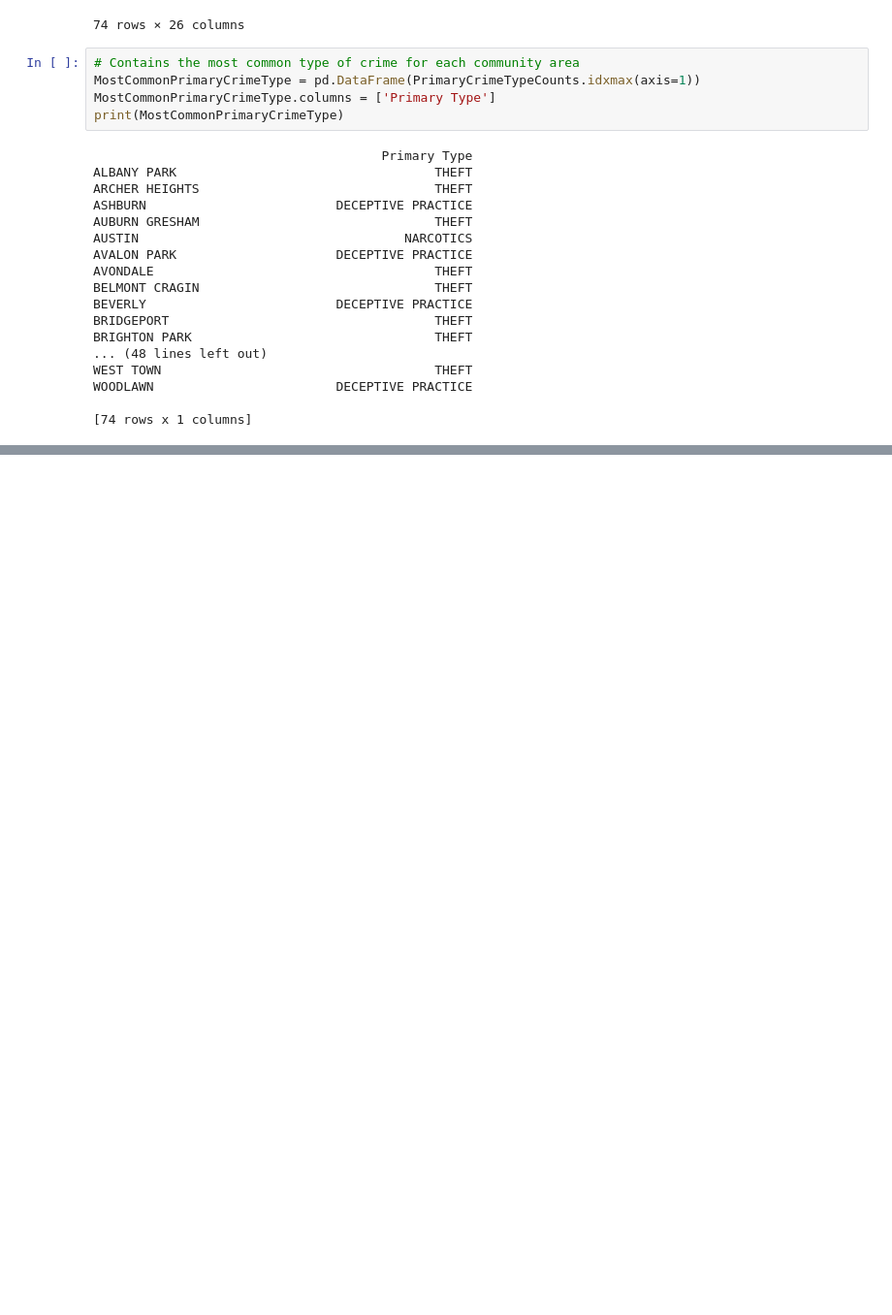
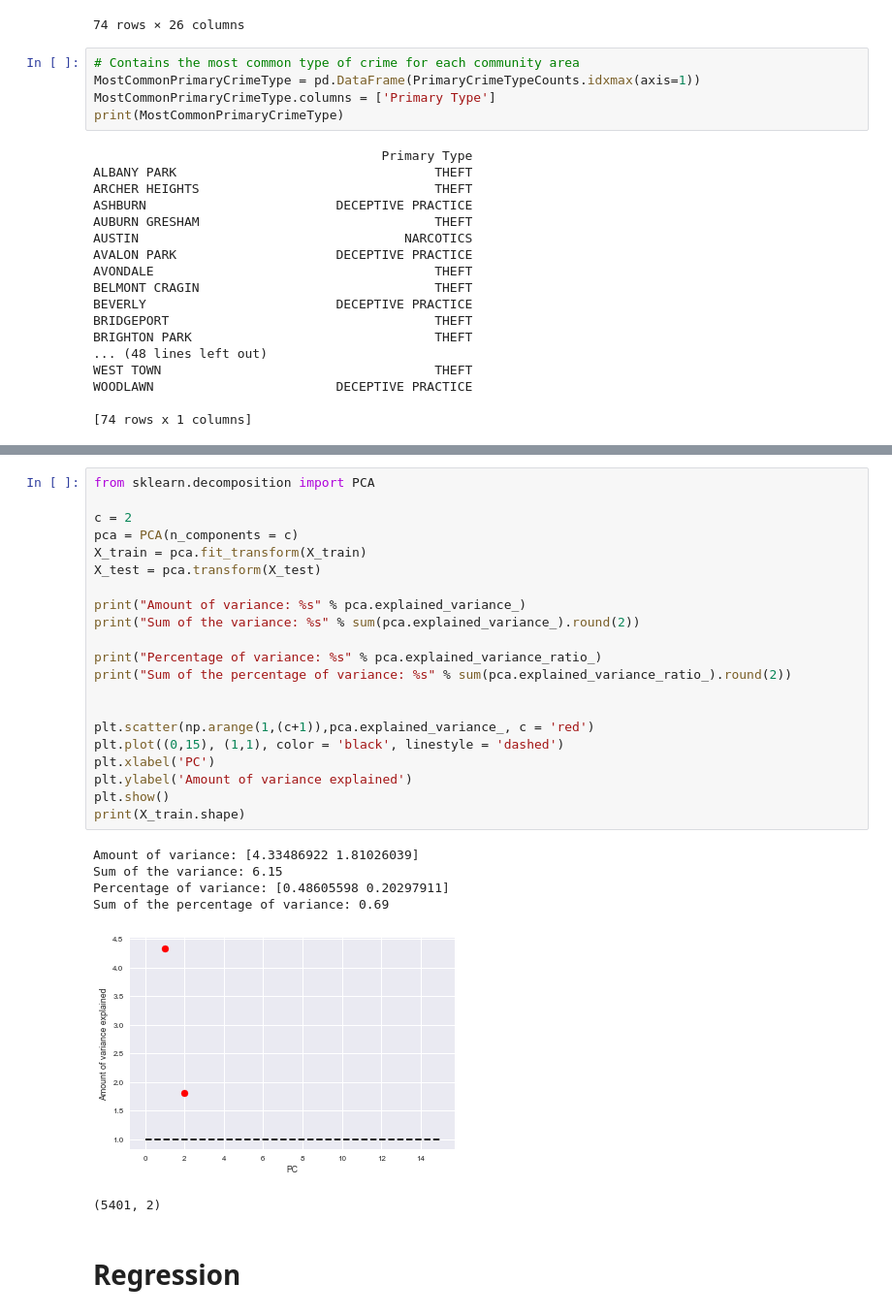
Before and after one commit to busybee333/conda, a Jupyter notebook: CrimeDataExtraction.ipynb, the cells around one changed output, grey strips where cells are left out. Shown: that part at 97% size. Drawn from its saved outputs; the diff is of its cells as text; blank space fills up the shorter version.

```diff
--- a/CrimeDataExtraction.ipynb
+++ b/CrimeDataExtraction.ipynb
@@ -575,0 +626,30 @@ plt.show()
+# %%
+from sklearn.decomposition import PCA
+
+c = 2
+pca = PCA(n_components = c)
+X_train = pca.fit_transform(X_train)
+X_test = pca.transform(X_test)
+
+print("Amount of variance: %s" % pca.explained_variance_)
+print("Sum of the variance: %s" % sum(pca.explained_variance_).round(2))
+
+print("Percentage of variance: %s" % pca.explained_variance_ratio_)
+print("Sum of the percentage of variance: %s" % sum(pca.explained_variance_ratio_).round(2))
+
+
+plt.scatter(np.arange(1,(c+1)),pca.explained_variance_, c = 'red')
+plt.plot((0,15), (1,1), color = 'black', linestyle = 'dashed')
+plt.xlabel('PC')
+plt.ylabel('Amount of variance explained')
+plt.show()
+print(X_train.shape)
+# %% [output]
+Amount of variance: [4.33486922 1.81026039]
+Sum of the variance: 6.15
+Percentage of variance: [0.48605598 0.20297911]
+Sum of the percentage of variance: 0.69
+[figure, added]
+(5401, 2)
+# %% [markdown]
+# Regression
```
Also changed, not shown: parts of 15 cells of this notebook.
